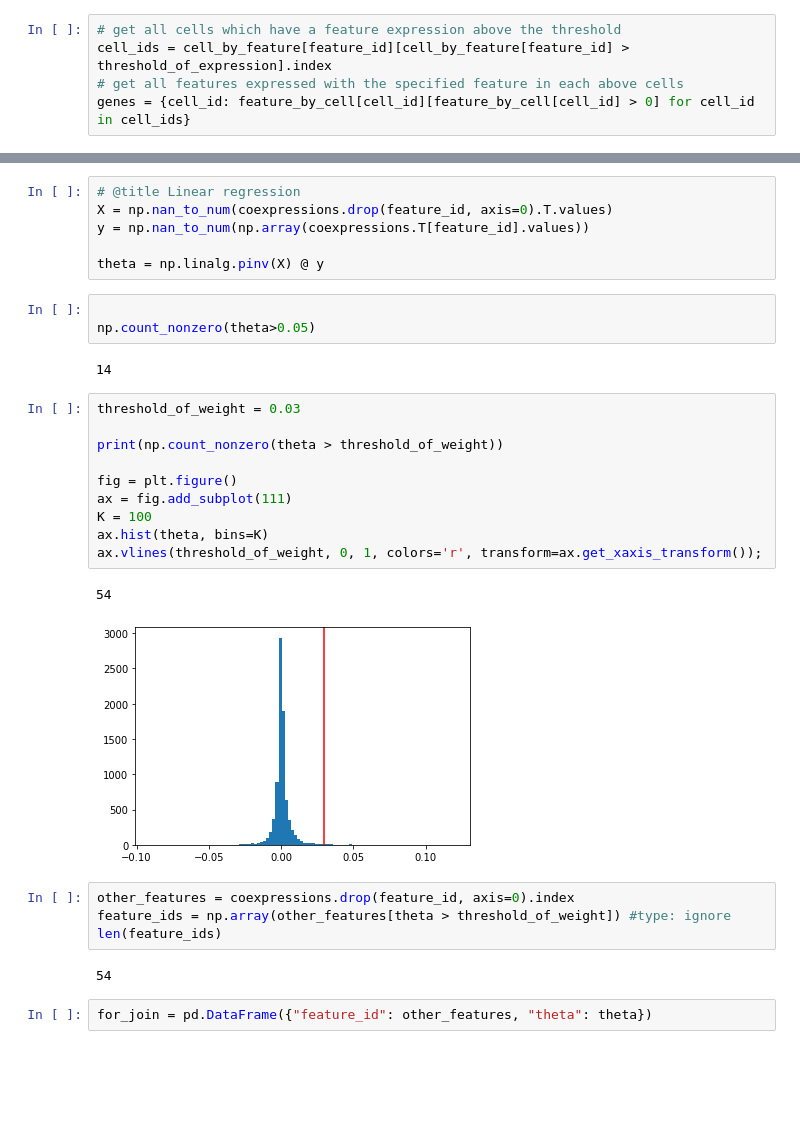
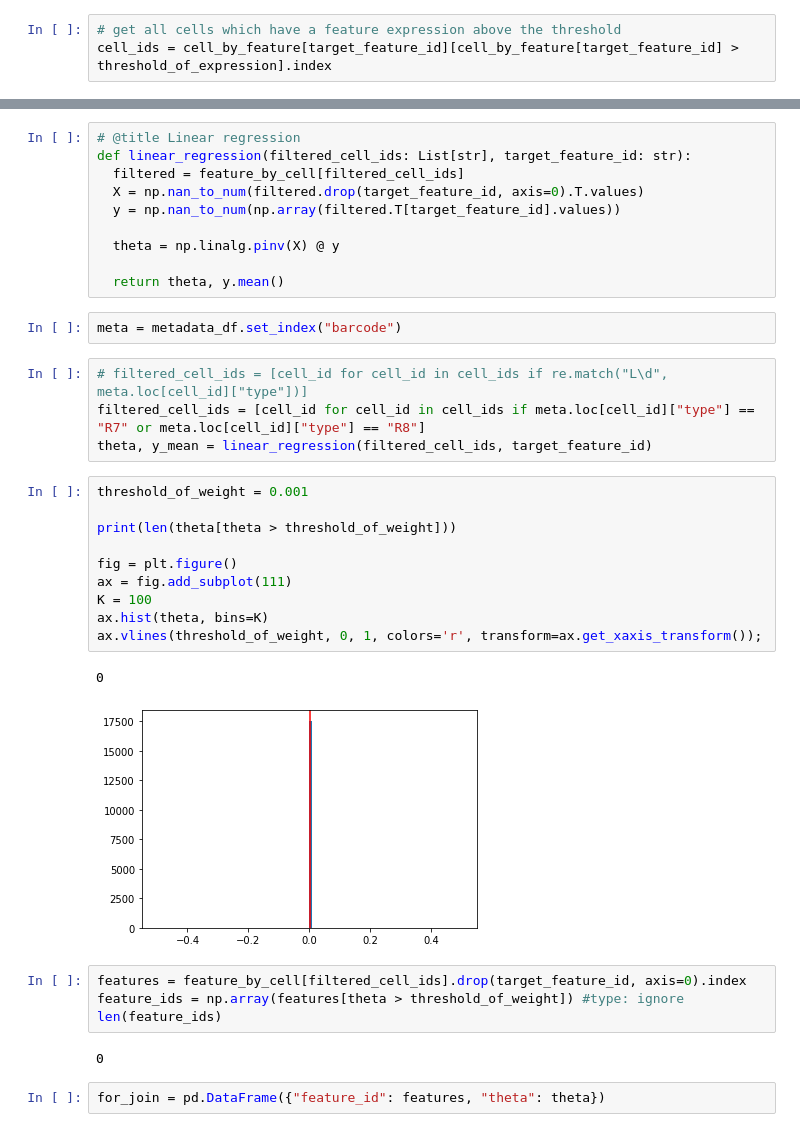
Before and after one commit to FujishigeTemma/GSE156455, a Jupyter notebook: coexpression.ipynb, the cells around one changed output, grey strips where cells are left out. Cells and saved outputs as stored; diff of their text form; blank space fills up the shorter version.

```diff
--- a/coexpression.ipynb
+++ b/coexpression.ipynb
@@ -226,5 +207,3 @@ ax.vlines(threshold_of_expression, 0, 1, colors='red', transform=ax.get_xaxis_tr
 # %%
 # get all cells which have a feature expression above the threshold
-cell_ids = cell_by_feature[feature_id][cell_by_feature[feature_id] > threshold_of_expression].index
-# get all features expressed with the specified feature in each above cells
-genes = {cell_id: feature_by_cell[cell_id][feature_by_cell[cell_id] > 0] for cell_id in cell_ids}
+cell_ids = cell_by_feature[target_feature_id][cell_by_feature[target_feature_id] > threshold_of_expression].index
@@ -250,34 +210,39 @@ coexpressions
 # %%
 # @title Linear regression
-X = np.nan_to_num(coexpressions.drop(feature_id, axis=0).T.values)
-y = np.nan_to_num(np.array(coexpressions.T[feature_id].values))
+def linear_regression(filtered_cell_ids: List[str], target_feature_id: str):
+  filtered = feature_by_cell[filtered_cell_ids]
+  X = np.nan_to_num(filtered.drop(target_feature_id, axis=0).T.values)
+  y = np.nan_to_num(np.array(filtered.T[target_feature_id].values))
 
-theta = np.linalg.pinv(X) @ y
+  theta = np.linalg.pinv(X) @ y
+
+  return theta, y.mean()
-# %%
-
-np.count_nonzero(theta>0.05)
-# %% [output]
-14
+# %%
+meta = metadata_df.set_index("barcode")
+# %%
+# filtered_cell_ids = [cell_id for cell_id in cell_ids if re.match("L\d", meta.loc[cell_id]["type"])]
+filtered_cell_ids = [cell_id for cell_id in cell_ids if meta.loc[cell_id]["type"] == "R7" or meta.loc[cell_id]["type"] == "R8"]
+theta, y_mean = linear_regression(filtered_cell_ids, target_feature_id)
 # %%
-threshold_of_weight = 0.03
+threshold_of_weight = 0.001
 
-print(np.count_nonzero(theta > threshold_of_weight))
+print(len(theta[theta > threshold_of_weight]))
 
 fig = plt.figure()
 ax = fig.add_subplot(111)
 K = 100
 ax.hist(theta, bins=K)
 ax.vlines(threshold_of_weight, 0, 1, colors='r', transform=ax.get_xaxis_transform());
 # %% [output]
-54
+0
-[figure, old version]
+[figure, new version]
 # %%
-other_features = coexpressions.drop(feature_id, axis=0).index
-feature_ids = np.array(other_features[theta > threshold_of_weight]) #type: ignore
+features = feature_by_cell[filtered_cell_ids].drop(target_feature_id, axis=0).index
+feature_ids = np.array(features[theta > threshold_of_weight]) #type: ignore
 len(feature_ids)
 # %% [output]
-54
+0
 # %%
-for_join = pd.DataFrame({"feature_id": other_features, "theta": theta})
+for_join = pd.DataFrame({"feature_id": features, "theta": theta})
 # %%
 feature_df_with_theta = feature_df.join(for_join.set_index("feature_id"), on="feature_id")
```
Also changed, not shown: parts of 21 cells of this notebook, 15 other files.
